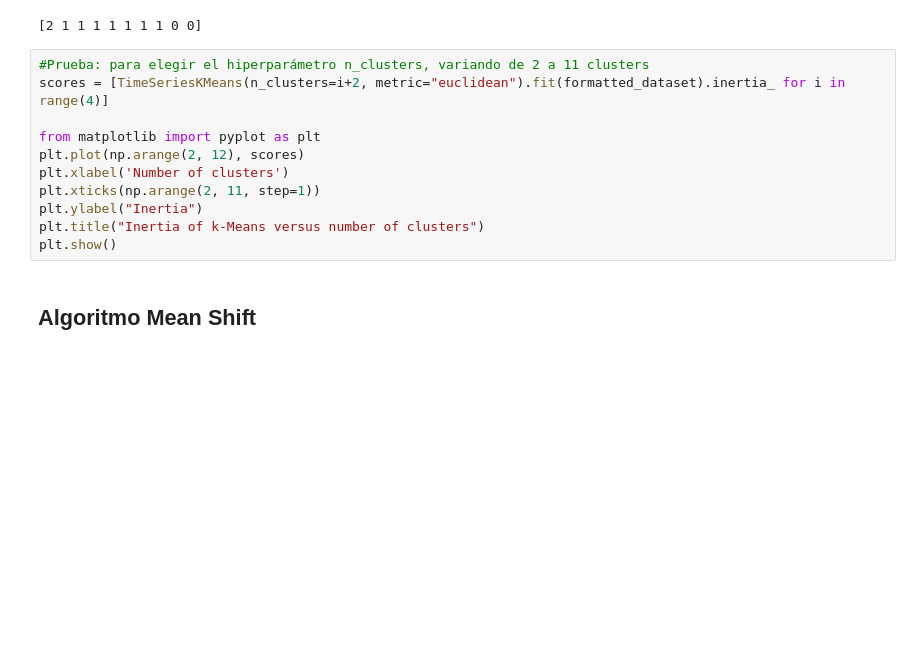
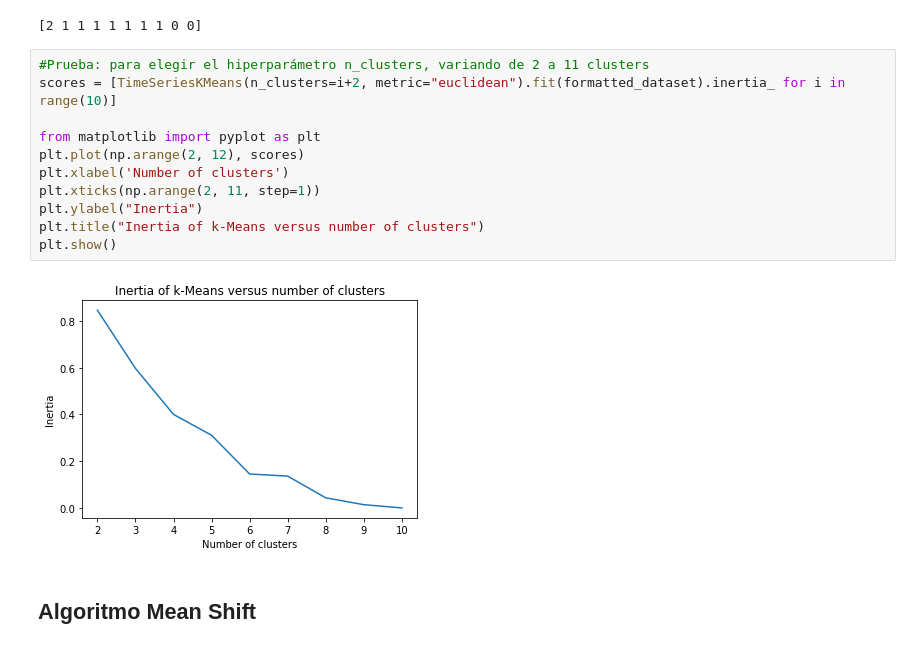
Before and after one commit to Martin317/mentoria-prediccion-indices-financieros, a Jupyter notebook: TP5AprendizajeNoSupervisado/EnunciadoTP5AprendizajeNoSupervisado.ipynb, the cells around one changed output. Cells and saved outputs as stored; diff of their text form; blank space fills up the shorter version.

```diff
--- a/TP5AprendizajeNoSupervisado/EnunciadoTP5AprendizajeNoSupervisado.ipynb
+++ b/TP5AprendizajeNoSupervisado/EnunciadoTP5AprendizajeNoSupervisado.ipynb
@@ -250,15 +250,17 @@ print(labels)
 [2 1 1 1 1 1 1 1 0 0]
 # %%
 #Prueba: para elegir el hiperparámetro n_clusters, variando de 2 a 11 clusters
-scores = [TimeSeriesKMeans(n_clusters=i+2, metric="euclidean").fit(formatted_dataset).inertia_ for i in range(4)]
+scores = [TimeSeriesKMeans(n_clusters=i+2, metric="euclidean").fit(formatted_dataset).inertia_ for i in range(10)]
 
 from matplotlib import pyplot as plt
 plt.plot(np.arange(2, 12), scores)
 plt.xlabel('Number of clusters')
 plt.xticks(np.arange(2, 11, step=1))
 plt.ylabel("Inertia")
 plt.title("Inertia of k-Means versus number of clusters")
 plt.show()
+# %% [output]
+[figure, added]
 # %% [markdown]
 ## Algoritmo Mean Shift
 # %%
```
Also changed, not shown: parts of 1 cell of this notebook.
